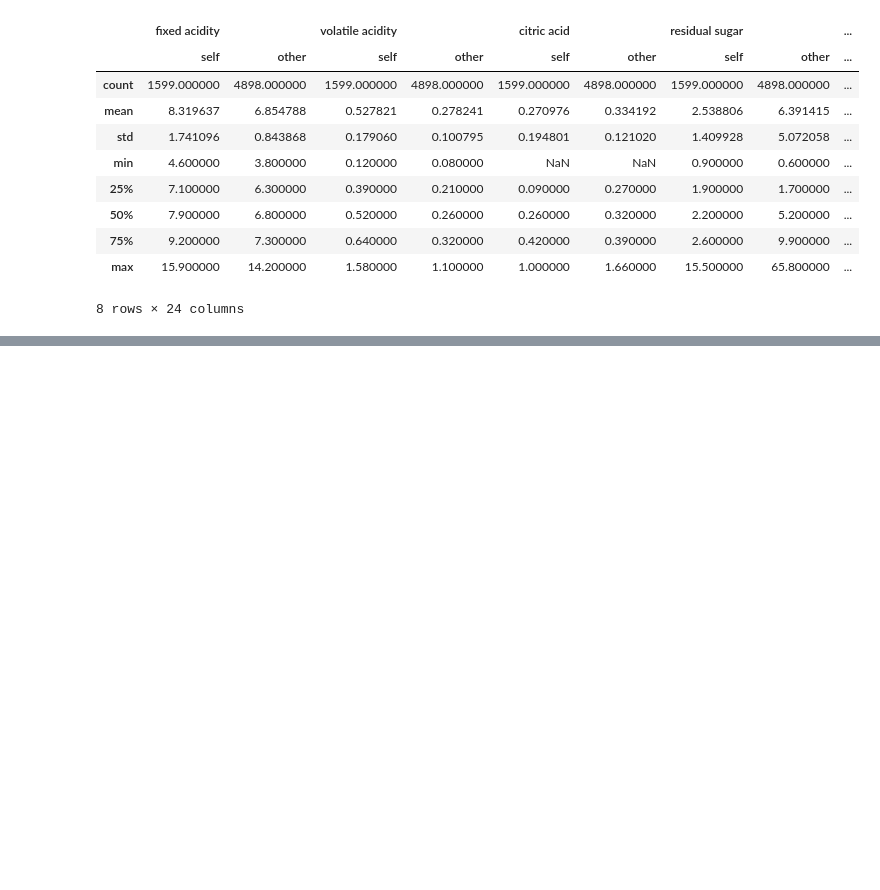
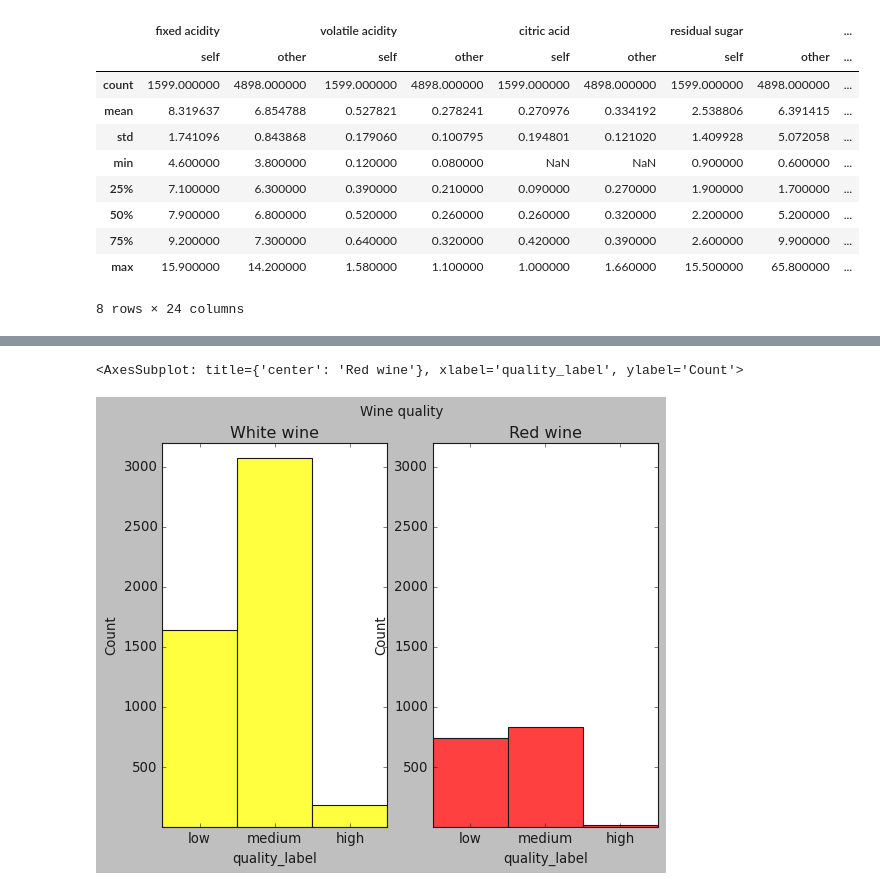
Before and after one commit to breakpointlv/CodeAcademyBerlin-03-wine, a Jupyter notebook: 01-eda.ipynb, the cells around one changed output, grey strips where cells are left out. Drawn from its saved outputs; the diff is of its cells as text; code cells hidden in the pictures; blank space fills up the shorter version.

```diff
--- a/01-eda.ipynb
+++ b/01-eda.ipynb
@@ -109,0 +152,17 @@ display(red.describe().compare(white.describe()))
+# %%
+fig, ax = plt.subplots(1, 2)
+
+
+fig.suptitle('Wine quality')
+
+ax[0].set_ylim(1, 3200)
+ax[0].set_title('White wine')
+
+ax[1].set_ylim(1, 3200)
+ax[1].set_title('Red wine')
+
+sns.histplot(data=white['quality_label'], ax=ax[0], color=white_color)
+sns.histplot(data=red['quality_label'], ax=ax[1], color=red_color)
+# %% [output]
+<AxesSubplot: title={'center': 'Red wine'}, xlabel='quality_label', ylabel='Count'>
+[figure, added]
```
Also changed, not shown: parts of 21 cells of this notebook, 2 other files.
